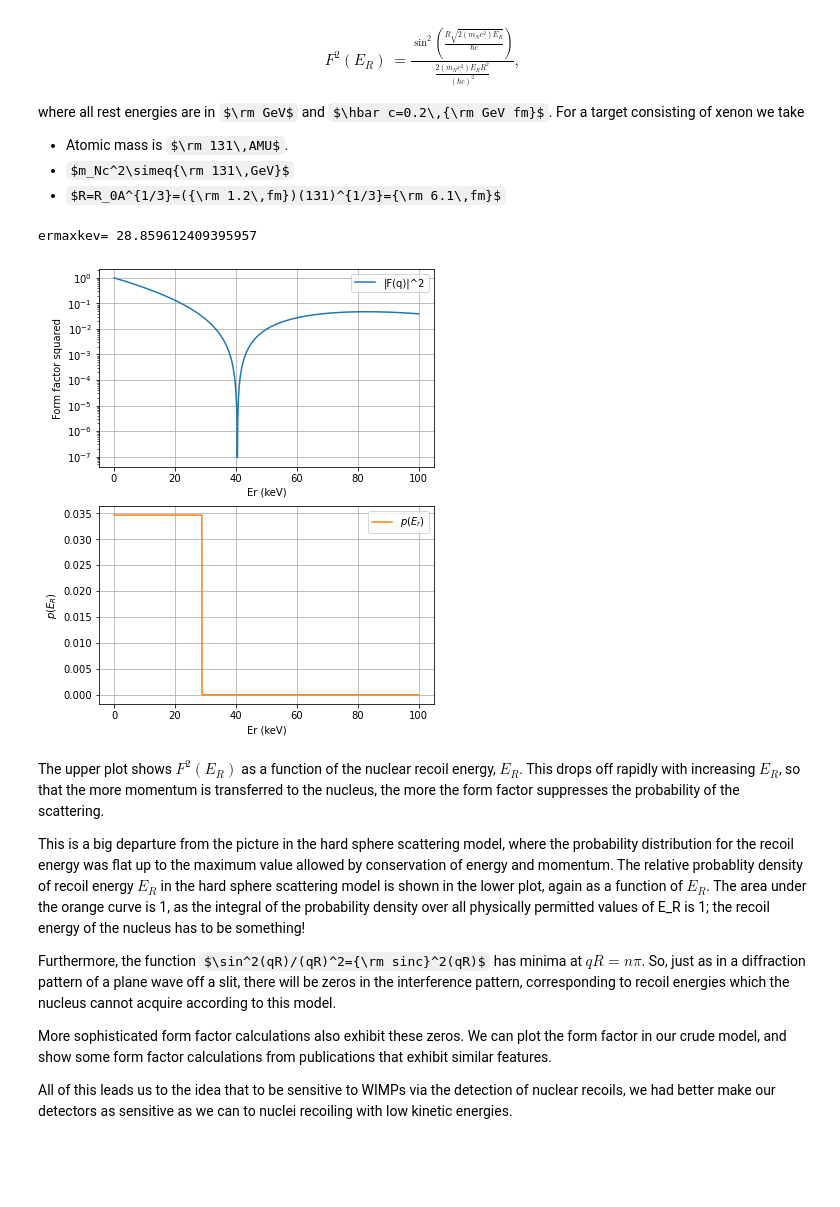
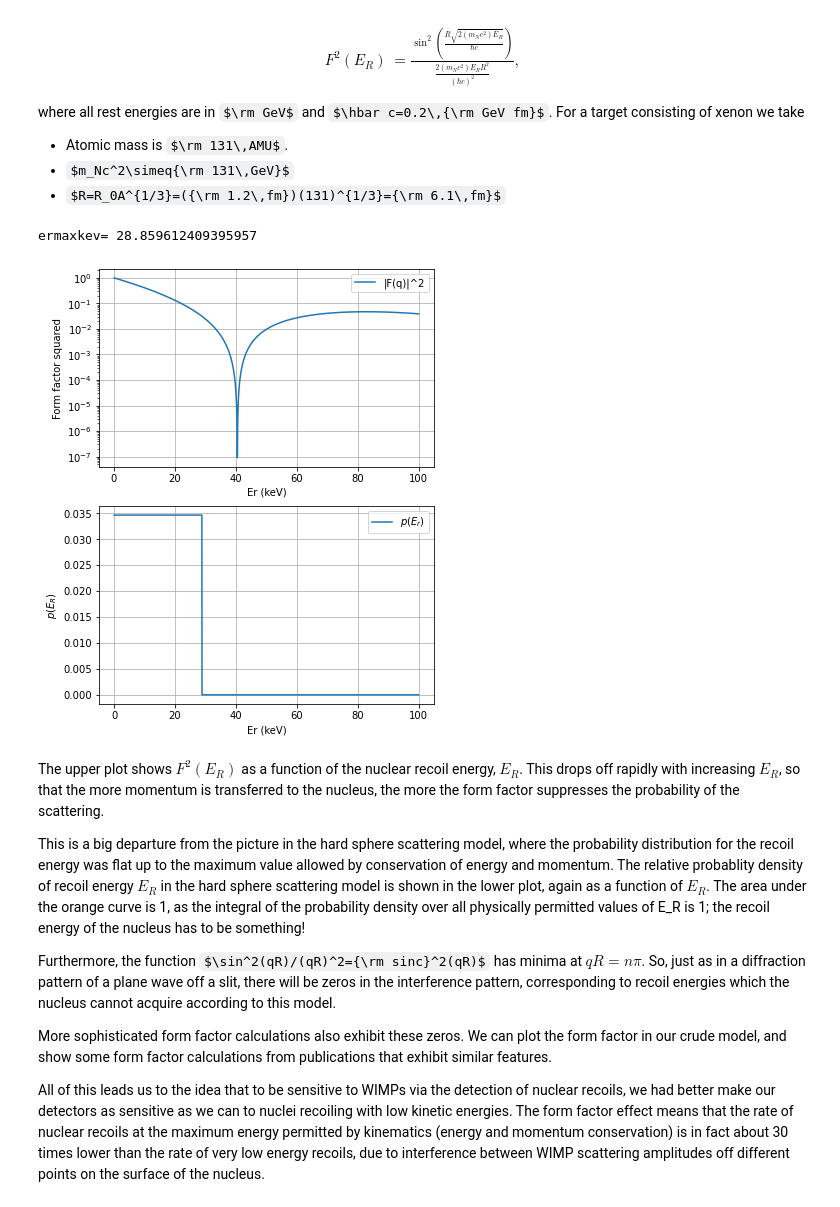
Before and after one commit to eddaw1/dark_matter_course, a Jupyter notebook: _build/jupyter_execute/chapter3/chapter3.ipynb, the cells around one changed output. Drawn from its saved outputs; the diff is of its cells as text; code cells hidden in the pictures; some formulas as TeX source; blank space fills up the shorter version.

```diff
--- a/_build/jupyter_execute/chapter3/chapter3.ipynb
+++ b/_build/jupyter_execute/chapter3/chapter3.ipynb
@@ -237,35 +237,35 @@ hbarc = 0.2 # constant in GeV*fm
 vw=230 # km/s
 mw=100
 mu=(mn*mw)/(mn+mw)
 ermaxkev=2*mu*mu*(vw/3E5)*(vw/3E5)/(mn)*1E6
 print("ermaxkev=",ermaxkev)
 per=1/(ermaxkev)
 perdist=np.zeros(len(Er))
 fsq = np.zeros(len(Er))
 acount=0;
 for erec in Er:
     fsq[acount]=np.sin(R*np.sqrt(2*mn*erec)/hbarc)*np.sin(R*np.sqrt(2*mn*erec)/hbarc) / \
         (2*mn*erec*R*R/(hbarc*hbarc))
     if (erec*1E6)<ermaxkev:
         perdist[acount]=1/(ermaxkev)
     acount+=1
 # Make a plot of the nuclear form factor squared as a function of the recoil energy of a Xenon nucleus.
 fig, (ax1, ax2) = plt.subplots(2, 1, sharex=False, figsize=(6, 8))
 ax1.plot(Er*1e6, fsq, label='|F(q)|^2')
 ax1.set_ylabel('Form factor squared')
 ax1.legend()
 ax1.grid(True)
 ax1.set_xlabel('Er (keV)')
 ax1.set_yscale('log')
 # Make a second plot of the recoil energy probability density in the hard sphere scattering model.
-ax2.plot(Er*1e6, perdist, label='$p(E_r)$', color='C1')
+ax2.plot(Er*1e6, perdist, label='$p(E_r)$')
 ax2.set_xlabel('Er (keV)')
 ax2.set_ylabel('$p(E_R)$')
 ax2.legend()
 ax2.grid(True)
 # %% [output]
 ermaxkev= 28.859612409395957
-[figure, old version]
+[figure, new version]
 # %% [markdown]
 The upper plot shows $F^2(E_R)$ as a function of the nuclear recoil energy, $E_R$. This drops off rapidly with increasing $E_R$, so that the more momentum is transferred to the nucleus, the more the form factor suppresses the probability of the scattering.
 
@@ -277,4 +277,4 @@ $qR=n\pi$. So, just as in a diffraction pattern of a plane wave off a slit, ther
 More sophisticated form factor calculations also exhibit these zeros. We can plot the form factor in our crude model, and show some form factor calculations from publications that exhibit similar features.
 
 All of this leads us to the idea that to be sensitive to WIMPs via the detection of nuclear recoils, we had better make
-our detectors as sensitive as we can to nuclei recoiling with low kinetic energies.
+our detectors as sensitive as we can to nuclei recoiling with low kinetic energies. The form factor effect means that the rate of nuclear recoils at the maximum energy permitted by kinematics (energy and momentum conservation) is in fact about 30 times lower than the rate of very low energy recoils, due to interference between WIMP scattering amplitudes off different points on the surface of the nucleus.
```
Also changed, not shown: 4 other files.
